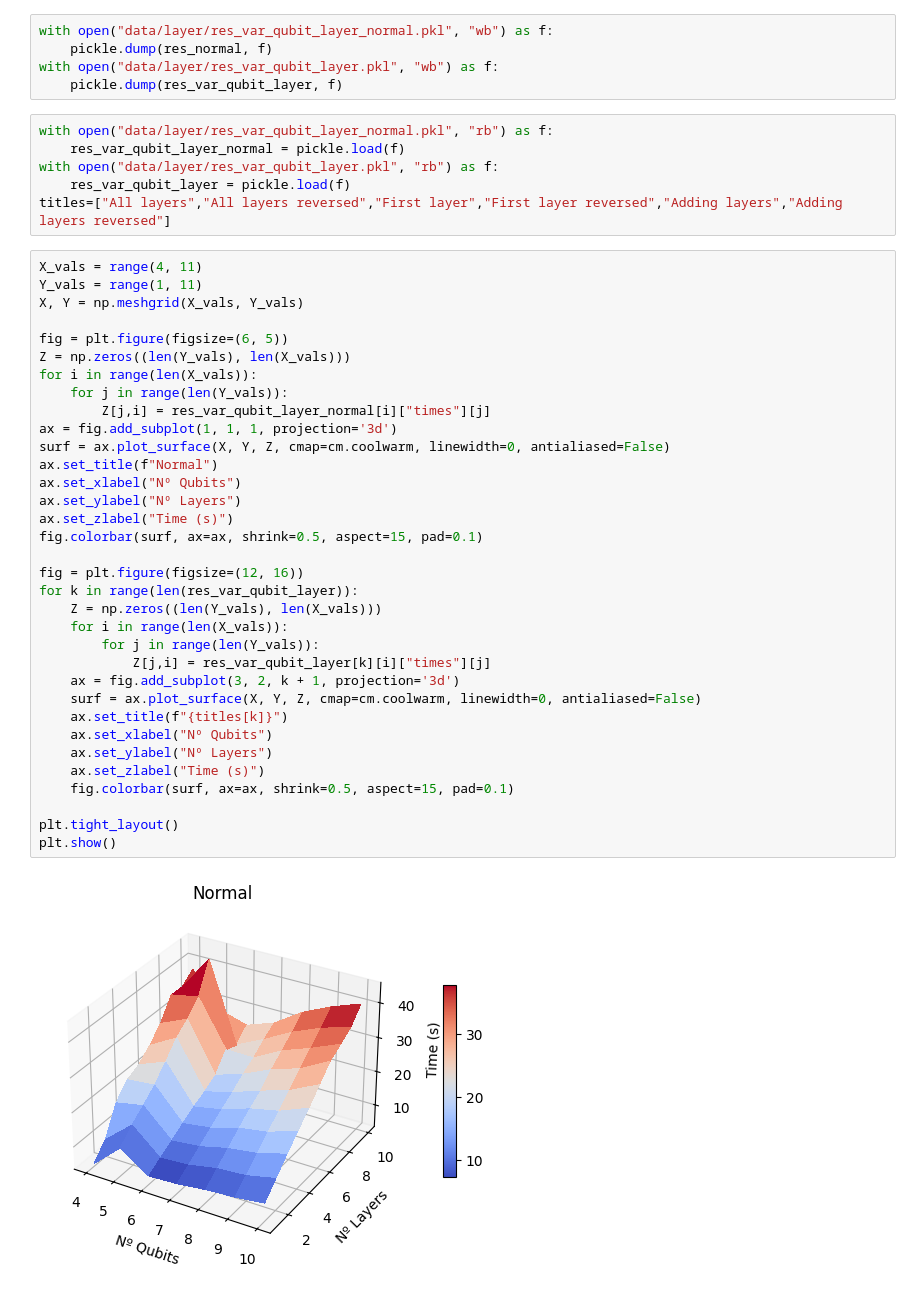
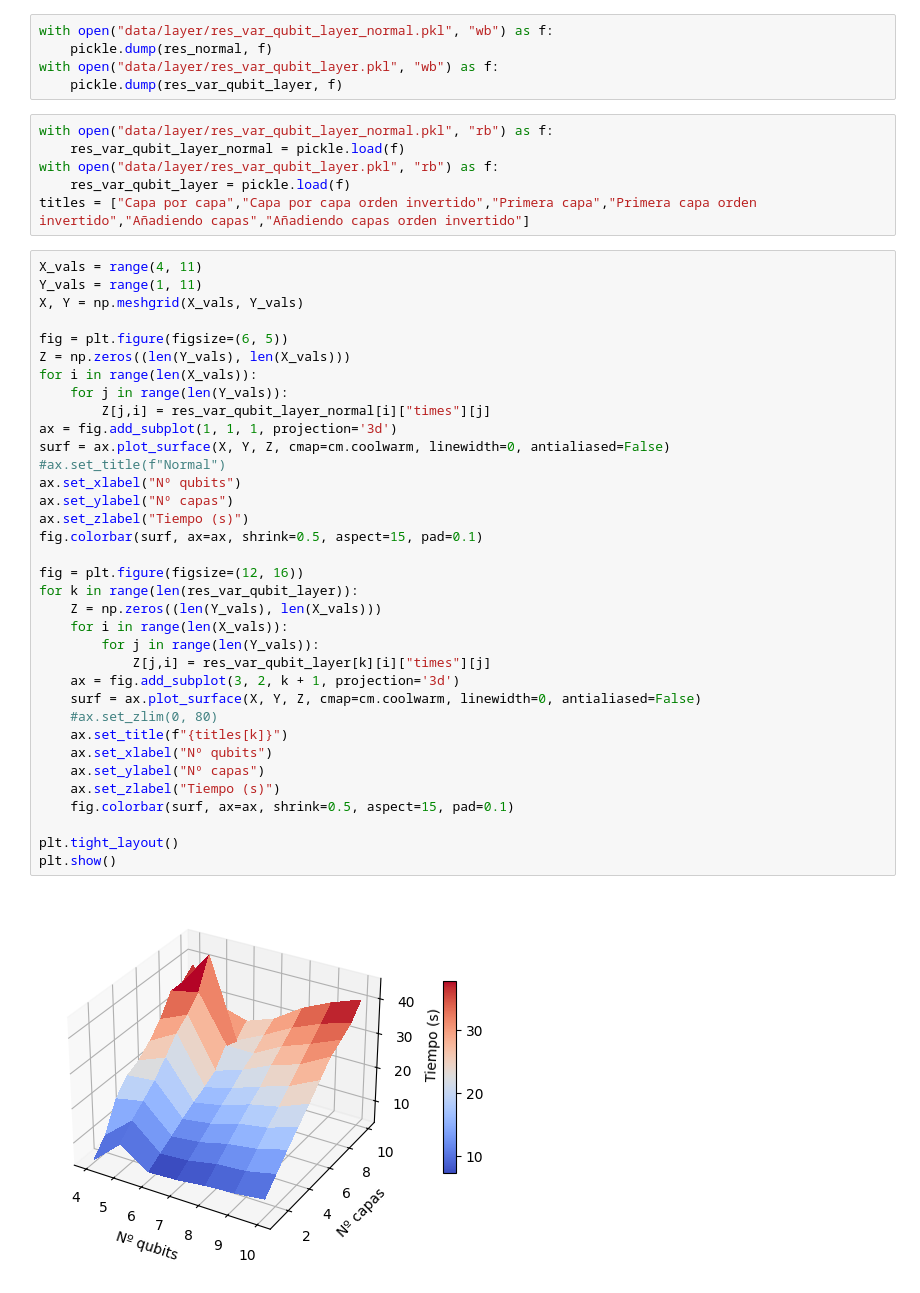
Before and after one commit to JLSM02/QML-Avoiding-BP, a Jupyter notebook: notebooks/VQE/BP_mitigation/layer_training.ipynb, the cells around one changed output. Drawn from its saved outputs; the diff is of its cells as text.

```diff
--- a/notebooks/VQE/BP_mitigation/layer_training.ipynb
+++ b/notebooks/VQE/BP_mitigation/layer_training.ipynb
@@ -240,40 +240,41 @@ with open("data/layer/res_var_qubit_layer_normal.pkl", "rb") as f:
     res_var_qubit_layer_normal = pickle.load(f)
 with open("data/layer/res_var_qubit_layer.pkl", "rb") as f:
     res_var_qubit_layer = pickle.load(f)
-titles=["All layers","All layers reversed","First layer","First layer reversed","Adding layers","Adding layers reversed"]
+titles = ["Capa por capa","Capa por capa orden invertido","Primera capa","Primera capa orden invertido","Añadiendo capas","Añadiendo capas orden invertido"]
 # %%
 X_vals = range(4, 11)
 Y_vals = range(1, 11)
 X, Y = np.meshgrid(X_vals, Y_vals)
 
 fig = plt.figure(figsize=(6, 5))
 Z = np.zeros((len(Y_vals), len(X_vals)))
 for i in range(len(X_vals)):
     for j in range(len(Y_vals)):
         Z[j,i] = res_var_qubit_layer_normal[i]["times"][j]
 ax = fig.add_subplot(1, 1, 1, projection='3d')
 surf = ax.plot_surface(X, Y, Z, cmap=cm.coolwarm, linewidth=0, antialiased=False)
-ax.set_title(f"Normal")
-ax.set_xlabel("Nº Qubits")
-ax.set_ylabel("Nº Layers")
-ax.set_zlabel("Time (s)")
+#ax.set_title(f"Normal")
+ax.set_xlabel("Nº qubits")
+ax.set_ylabel("Nº capas")
+ax.set_zlabel("Tiempo (s)")
 fig.colorbar(surf, ax=ax, shrink=0.5, aspect=15, pad=0.1)
 
 fig = plt.figure(figsize=(12, 16))
 for k in range(len(res_var_qubit_layer)):
     Z = np.zeros((len(Y_vals), len(X_vals)))
     for i in range(len(X_vals)):
         for j in range(len(Y_vals)):
             Z[j,i] = res_var_qubit_layer[k][i]["times"][j]
     ax = fig.add_subplot(3, 2, k + 1, projection='3d')
     surf = ax.plot_surface(X, Y, Z, cmap=cm.coolwarm, linewidth=0, antialiased=False)
+    #ax.set_zlim(0, 80)
     ax.set_title(f"{titles[k]}")
-    ax.set_xlabel("Nº Qubits")
-    ax.set_ylabel("Nº Layers")
-    ax.set_zlabel("Time (s)")
+    ax.set_xlabel("Nº qubits")
+    ax.set_ylabel("Nº capas")
+    ax.set_zlabel("Tiempo (s)")
     fig.colorbar(surf, ax=ax, shrink=0.5, aspect=15, pad=0.1)
 
 plt.tight_layout()
 plt.show()
 # %% [output]
-[figure, old version]
+[figure, new version]
```
Also changed, not shown: parts of 3 cells of this notebook, 6 other files.
